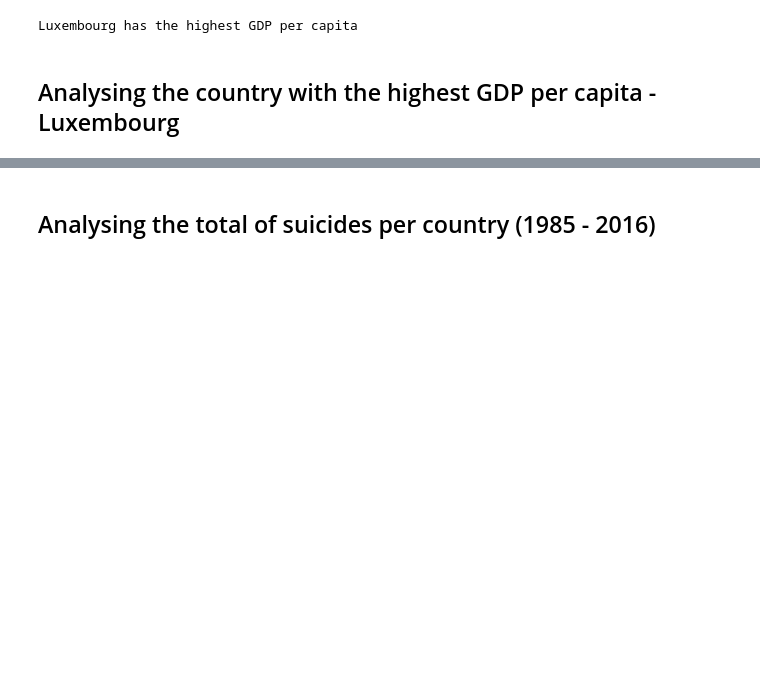
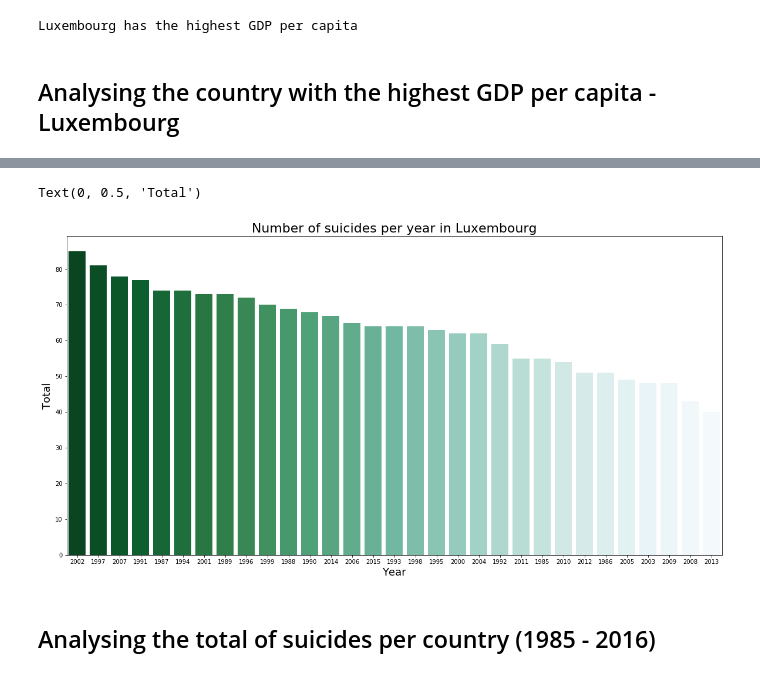
Before and after one commit to Igorth/practicing_kaggle, a Jupyter notebook: Suicide Rates Overview 1985 to 2016/Suicide Rates Overview 1985 to 2016.ipynb, the cells around one changed output, grey strips where cells are left out. Cells and saved outputs as stored; diff of their text form; code cells hidden in the pictures; blank space fills up the shorter version.

Commit message:
analysied the number of suicide in luxemburg

```diff
--- a/Suicide Rates Overview 1985 to 2016/Suicide Rates Overview 1985 to 2016.ipynb
+++ b/Suicide Rates Overview 1985 to 2016/Suicide Rates Overview 1985 to 2016.ipynb
@@ -100,0 +103,3 @@ df_luxembourg.head(10)
+# %%
+year_sum_luxembourg = df_luxembourg.groupby('year').sum()['suicides_no'].sort_values(ascending=False).reset_index()
+year_sum_luxembourg
@@ -101,3 +124,11 @@ df_luxembourg.head(10)
+# %%
+figure = sns.barplot(x = 'year', y = 'suicides_no', data = year_sum_luxembourg, palette="BuGn_r", order=year_sum_luxembourg['year'])
+figure.set_title('Number of suicides per year in Luxembourg', {'fontsize': 22})
+figure.set_xlabel('Year', {'fontsize': 18})
+figure.set_ylabel('Total', {'fontsize': 18})
+# %% [output]
+Text(0, 0.5, 'Total')
+[figure, added]
 # %% [markdown]
 ## Analysing the total of suicides per country (1985 - 2016)
 # %%
```
Also changed, not shown: parts of 2 cells of this notebook.
